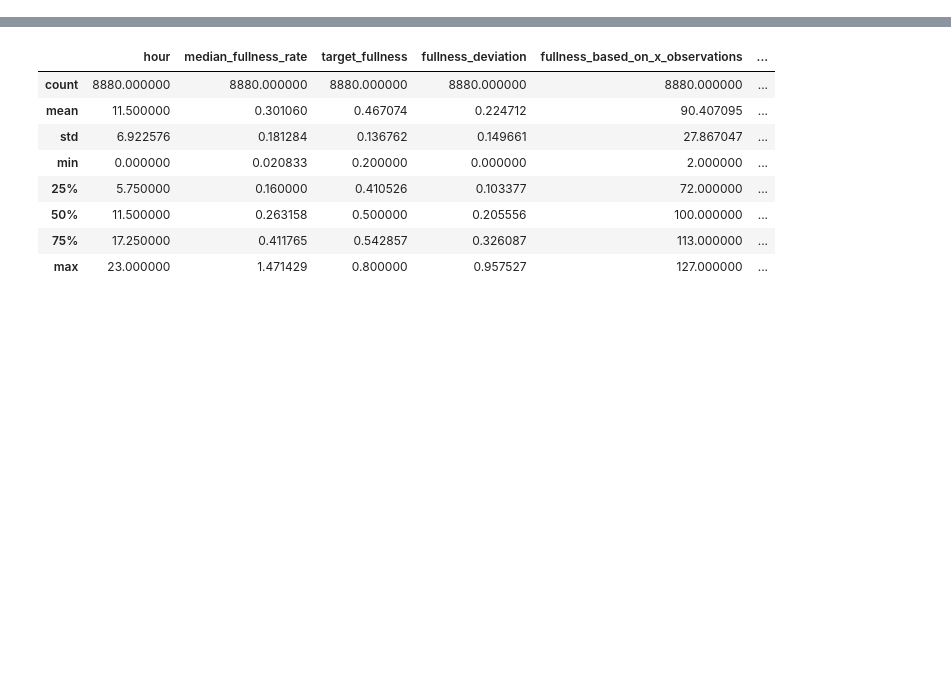
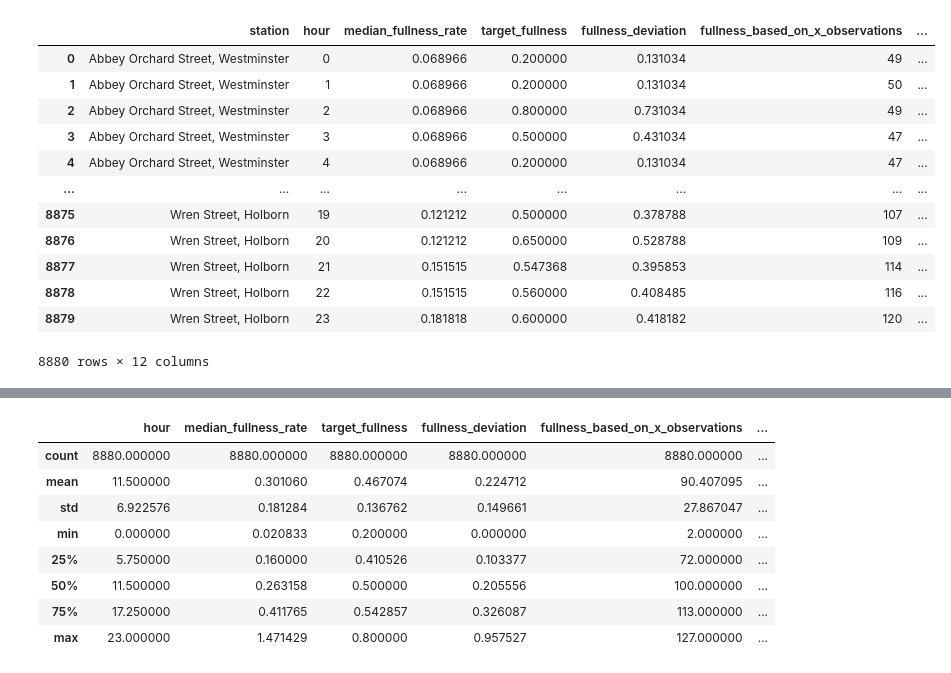
Before and after one commit to julxi-tech/London-Bike-Sharing-Network-Analysis, a Jupyter notebook: src/04_Data_Visualization.ipynb, the cells around one changed output, grey strips where cells are left out. Cells and saved outputs as stored; diff of their text form; code cells hidden in the pictures; blank space fills up the shorter version.

```diff
--- a/src/04_Data_Visualization.ipynb
+++ b/src/04_Data_Visualization.ipynb
@@ -3,3 +3,19 @@ import pandas as pd
 import matplotlib.pyplot as plt
 # %%
 efficiency_data = pd.read_csv('../Data/03_Results/metrics_stations_over_day.csv')
+# %%
+efficiency_data
+# %% [output]
+|  | station | hour | median_fullness_rate | target_fullness | fullness_deviation | fullness_based_on_x_observations | ... |
+| 0 | Abbey Orchard Street, Westminster | 0 | 0.068966 | 0.200000 | 0.131034 | 49 | ... |
+| 1 | Abbey Orchard Street, Westminster | 1 | 0.068966 | 0.200000 | 0.131034 | 50 | ... |
+| 2 | Abbey Orchard Street, Westminster | 2 | 0.068966 | 0.800000 | 0.731034 | 49 | ... |
+| 3 | Abbey Orchard Street, Westminster | 3 | 0.068966 | 0.500000 | 0.431034 | 47 | ... |
+| 4 | Abbey Orchard Street, Westminster | 4 | 0.068966 | 0.200000 | 0.131034 | 47 | ... |
+| ... | ... | ... | ... | ... | ... | ... | ... |
+| 8875 | Wren Street, Holborn | 19 | 0.121212 | 0.500000 | 0.378788 | 107 | ... |
+| 8876 | Wren Street, Holborn | 20 | 0.121212 | 0.650000 | 0.528788 | 109 | ... |
+| 8877 | Wren Street, Holborn | 21 | 0.151515 | 0.547368 | 0.395853 | 114 | ... |
+| 8878 | Wren Street, Holborn | 22 | 0.151515 | 0.560000 | 0.408485 | 116 | ... |
+| 8879 | Wren Street, Holborn | 23 | 0.181818 | 0.600000 | 0.418182 | 120 | ... |
+8880 rows × 12 columns
```
Also changed, not shown: parts of 4 cells of this notebook, 20 other files.
